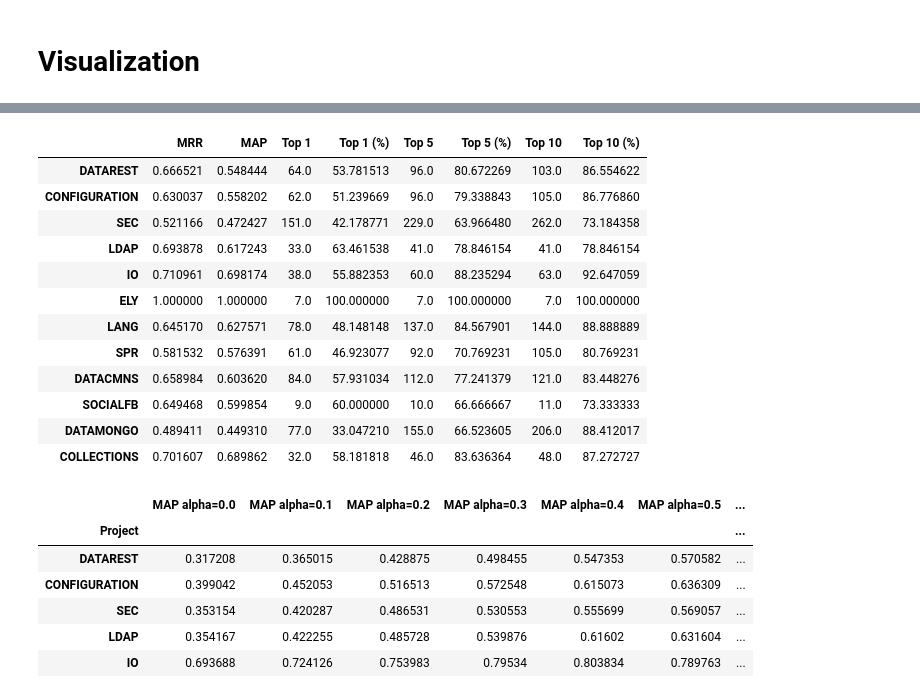
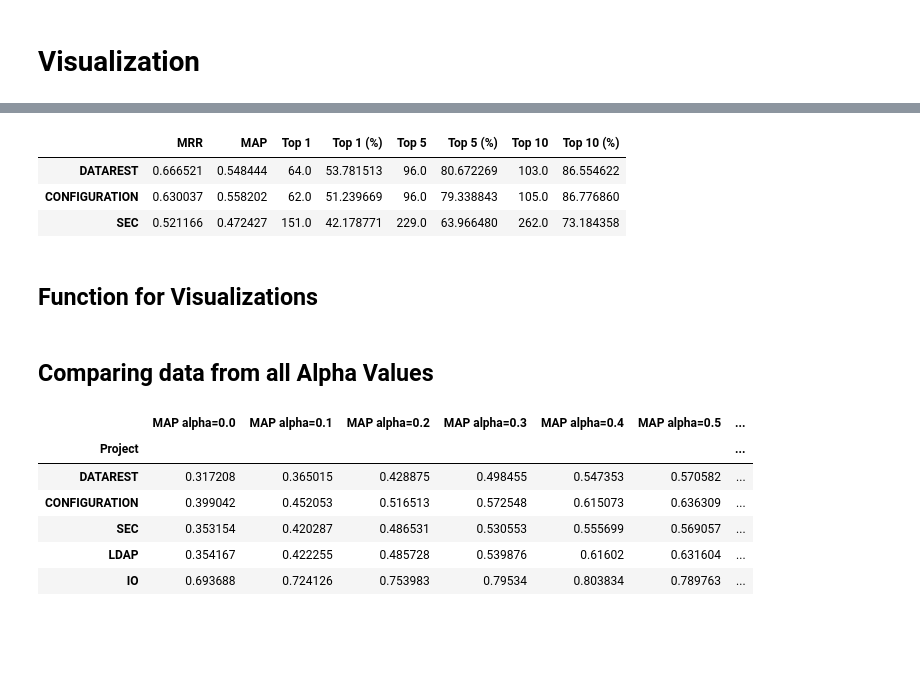
Before and after one commit to JeremyOlea/BugLocator, a Jupyter notebook: Method2.ipynb, the cells around one changed output, grey strips where cells are left out. Drawn from its saved outputs; the diff is of its cells as text; code cells hidden in the pictures; blank space fills up the shorter version.

```diff
--- a/Method2.ipynb
+++ b/Method2.ipynb
@@ -621,9 +602,9 @@ def calculate_top_k(ranks, k):
 def create_performance_table(proj_row):
     result = []
     # array to variables
-    ranks = proj_row[3]
-    rr = proj_row[4]
-    ap = proj_row[5]
+    ranks = proj_row[1]
+    rr = proj_row[2]
+    ap = proj_row[3]
 
     # Calculate MRR
     score_MRR = np.mean(rr)
@@ -658,21 +639,14 @@ for alpha_df in all_combined_alpha_df:
     all_combined_alpha_performance_table.append(alpha_performance_table)
 # %%
 # Example of performance table for alpha=1.0
-all_combined_alpha_performance_table[10].head(12)
+all_combined_alpha_performance_table[10].head(3)
 # %% [output]
 |  | MRR | MAP | Top 1 | Top 1 (%) | Top 5 | Top 5 (%) | Top 10 | Top 10 (%) |
 | DATAREST | 0.666521 | 0.548444 | 64.0 | 53.781513 | 96.0 | 80.672269 | 103.0 | 86.554622 |
 | CONFIGURATION | 0.630037 | 0.558202 | 62.0 | 51.239669 | 96.0 | 79.338843 | 105.0 | 86.776860 |
 | SEC | 0.521166 | 0.472427 | 151.0 | 42.178771 | 229.0 | 63.966480 | 262.0 | 73.184358 |
-| LDAP | 0.693878 | 0.617243 | 33.0 | 63.461538 | 41.0 | 78.846154 | 41.0 | 78.846154 |
-| IO | 0.710961 | 0.698174 | 38.0 | 55.882353 | 60.0 | 88.235294 | 63.0 | 92.647059 |
-| ELY | 1.000000 | 1.000000 | 7.0 | 100.000000 | 7.0 | 100.000000 | 7.0 | 100.000000 |
-| LANG | 0.645170 | 0.627571 | 78.0 | 48.148148 | 137.0 | 84.567901 | 144.0 | 88.888889 |
-| SPR | 0.581532 | 0.576391 | 61.0 | 46.923077 | 92.0 | 70.769231 | 105.0 | 80.769231 |
-| DATACMNS | 0.658984 | 0.603620 | 84.0 | 57.931034 | 112.0 | 77.241379 | 121.0 | 83.448276 |
-| SOCIALFB | 0.649468 | 0.599854 | 9.0 | 60.000000 | 10.0 | 66.666667 | 11.0 | 73.333333 |
-| DATAMONGO | 0.489411 | 0.449310 | 77.0 | 33.047210 | 155.0 | 66.523605 | 206.0 | 88.412017 |
-| COLLECTIONS | 0.701607 | 0.689862 | 32.0 | 58.181818 | 46.0 | 83.636364 | 48.0 | 87.272727 |
+# %% [markdown]
+## Function for Visualizations
 # %%
 # given a dataframe of metrics from all alpha values, create a line graph to visualize that metric
 def create_line_graph(metric_df):
@@ -682,6 +656,8 @@ def create_line_graph(metric_df):
         plt.plot(x_axis, row, label=idx, marker='o')
 
     plt.legend()
+# %% [markdown]
+## Comparing data from all Alpha Values
 # %%
 # Given a data metric, combine all alpha values into one table
 def compare_alpha_data(all_alpha_tables, data_metric):
```
Also changed, not shown: parts of 22 cells of this notebook, 1 other file.
